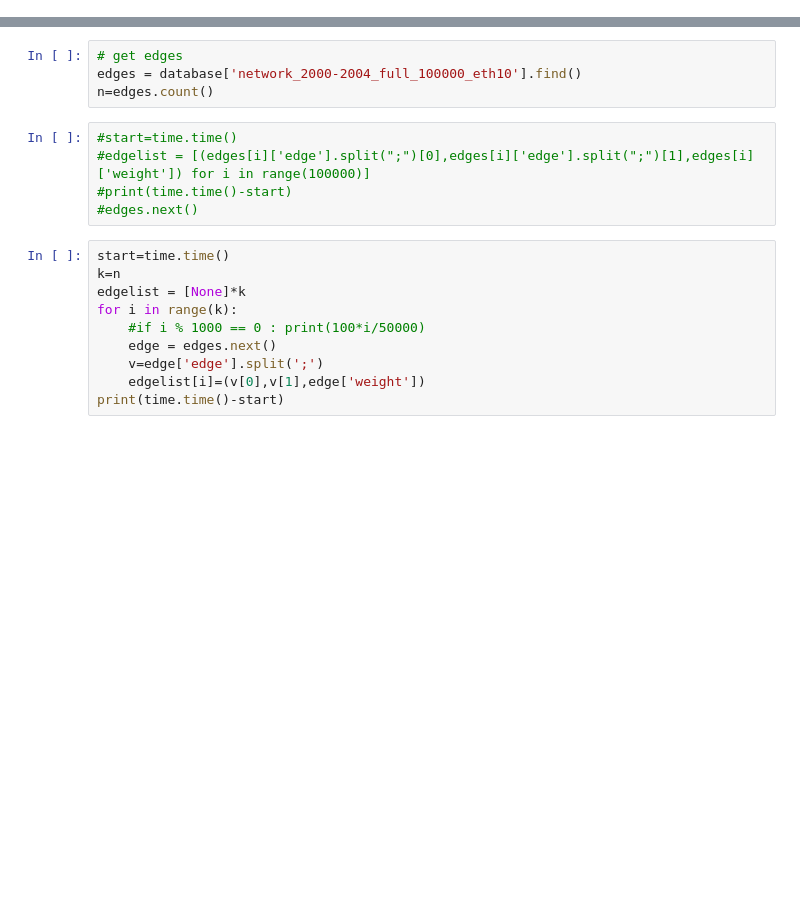
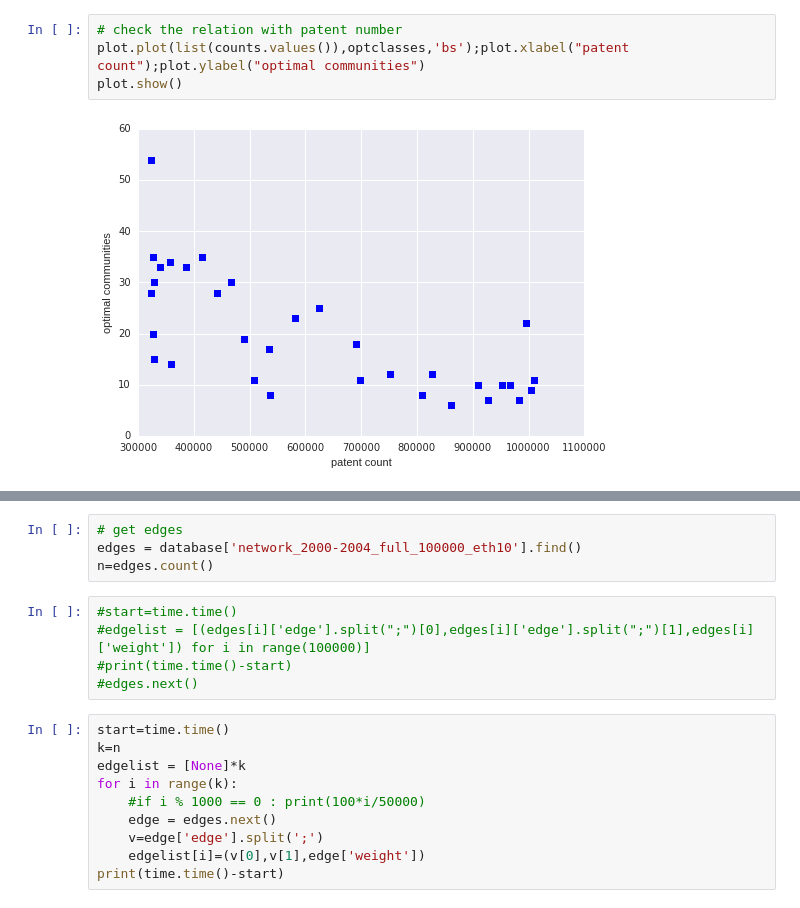
Before and after one commit to JusteRaimbault/PatentsMining, a Jupyter notebook: Models/Semantic/Network.ipynb, the cells around one changed output, grey strips where cells are left out. Drawn from its saved outputs; the diff is of its cells as text; blank space fills up the shorter version.

```diff
--- a/Models/Semantic/Network.ipynb
+++ b/Models/Semantic/Network.ipynb
@@ -7,0 +87,6 @@ database = mongo['relevant']
+# %%
+# check the relation with patent number
+plot.plot(list(counts.values()),optclasses,'bs');plot.xlabel("patent count");plot.ylabel("optimal communities")
+plot.show()
+# %% [output]
+[figure, added]
```
Also changed, not shown: parts of 44 cells of this notebook, 1 other file.
